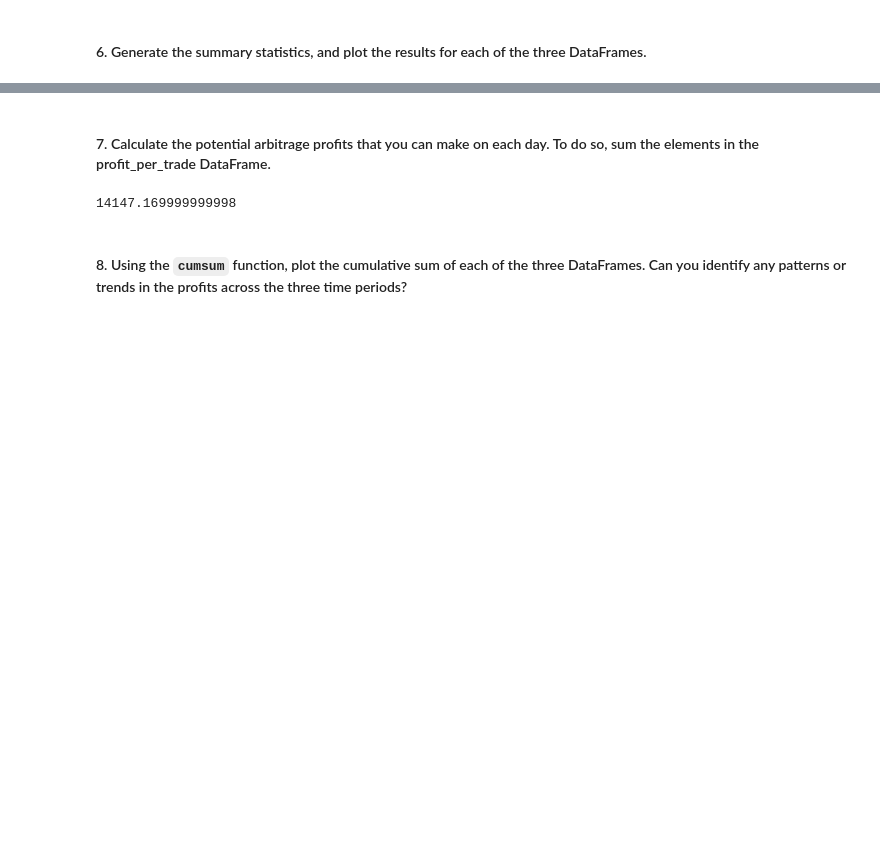
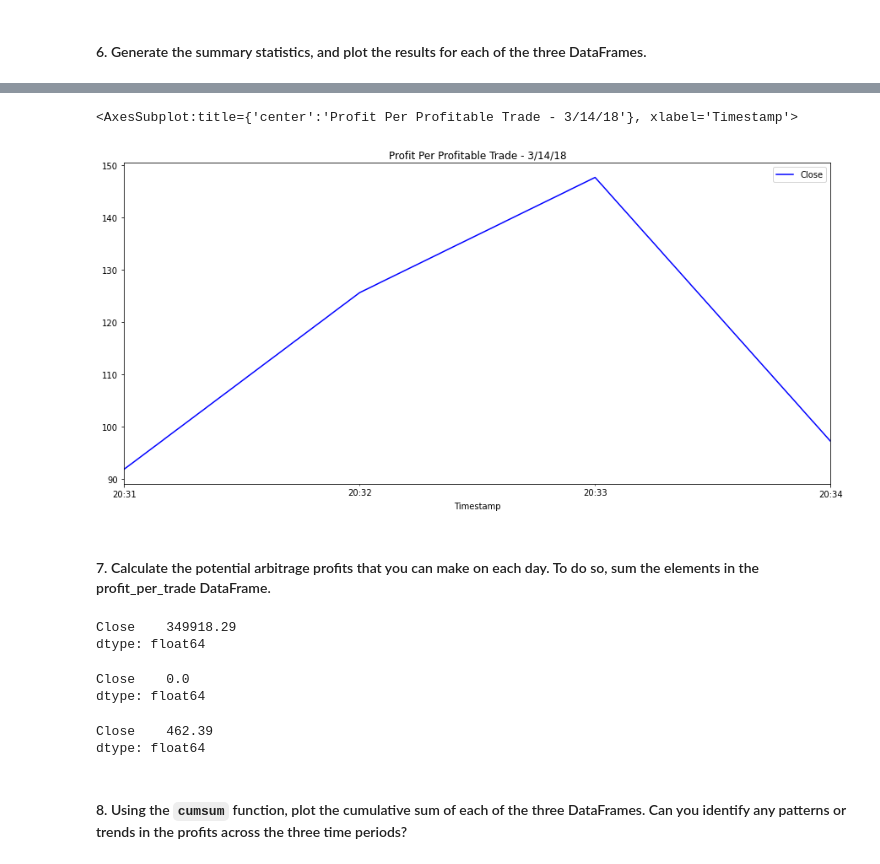
Before and after one commit to themelquiades/challenge_3_bitcoin_arb, a Jupyter notebook: crypto_arbitrage.ipynb, the cells around one changed output, grey strips where cells are left out. Drawn from its saved outputs; the diff is of its cells as text; code cells hidden in the pictures; blank space fills up the shorter version.

```diff
--- a/crypto_arbitrage.ipynb
+++ b/crypto_arbitrage.ipynb
@@ -500,0 +529,5 @@ ValueError: Can only compare identically-labeled DataFrame objects
+# %%
+#LATE
+# summary of positive arb situations in late dataframe
+positive_arb_late = arbitrage_spread_late[arbitrage_spread_late>0]
+positive_arb_late.describe()
@@ -517,0 +581,7 @@ Name: Close, dtype: float64
+# %%
+#LATE
+#calculating spread returns for late dataframe by dividing the instances of positive return by the lower priced exchange
+spread_return_late= positive_arb_late/coinbase_sliced[["Close"]].loc['2018-03-14']
+
+# Review the late spread return DataFrame
+spread_return_late.describe()
@@ -534,0 +631,5 @@ Name: Close, dtype: float64
+# %%
+#LATE
+#counting (and summarizing) number of profitable trades in late dataframe
+profitable_trades_late = spread_return_late[spread_return_late>.01].dropna()
+profitable_trades_late.describe()
@@ -576,0 +765,10 @@ Name: Close, Length: 73, dtype: float64
+# %%
+#LATE
+#calculating profit per profitable trade
+profit_late = profitable_trades_late*coinbase_sliced[["Close"]].loc['2018-03-14']
+
+# Drop any missing values from the middle profit DataFrame (redundant because I had done this above)
+profit_per_trade_late = profit_late.dropna()
+
+# View the early profit DataFrame
+profit_per_trade_late
@@ -598,10 +842,34 @@ Name: Close, dtype: float64
+# %%
+#LATE
+# Plotting the results for the late profit per trade DataFrame
+
+profit_per_trade_late.plot(legend = True, figsize = (15,7), title = "Profit Per Profitable Trade - 3/14/18", color = "blue", label = "3/14/18")
+# %% [output]
+<AxesSubplot:title={'center':'Profit Per Profitable Trade - 3/14/18'}, xlabel='Timestamp'>
+[figure, added]
 # %% [markdown]
 #### 7. Calculate the potential arbitrage profits that you can make on each day. To do so, sum the elements in the profit_per_trade DataFrame.
 # %%
+#EARLY
 # Calculate the sum of the potential profits for the early profit per trade DataFrame
-# YOUR CODE HERE
+profit_per_trade_early.sum()
 # %% [output]
-14147.169999999998
+Close    349918.29
+dtype: float64
+# %%
+#MIDDLE
+# Calculating the sum of the potential profits for the middle profit per trade DataFrame
+profit_per_trade_middle.sum()
+# %% [output]
+Close    0.0
+dtype: float64
+# %%
+#LATE
+# Calculating the sum of the potential profits for the late profit per trade DataFrame
+profit_per_trade_late.sum()
+# %% [output]
+Close    462.39
+dtype: float64
 # %% [markdown]
 #### 8. Using the `cumsum` function, plot the cumulative sum of each of the three DataFrames. Can you identify any patterns or trends in the profits across the three time periods?
 # %%
```
Also changed, not shown: parts of 31 cells of this notebook.
